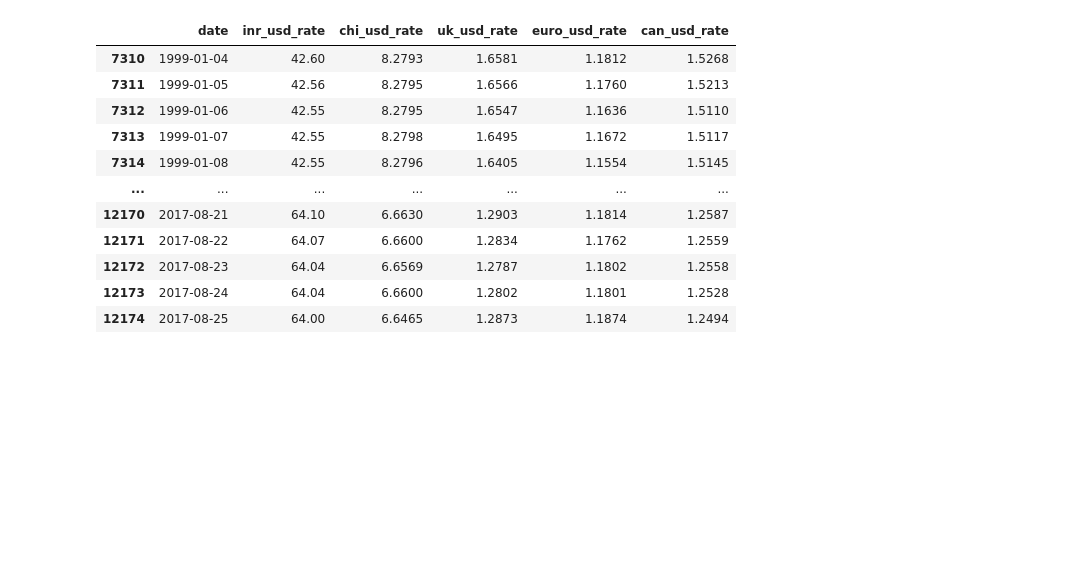
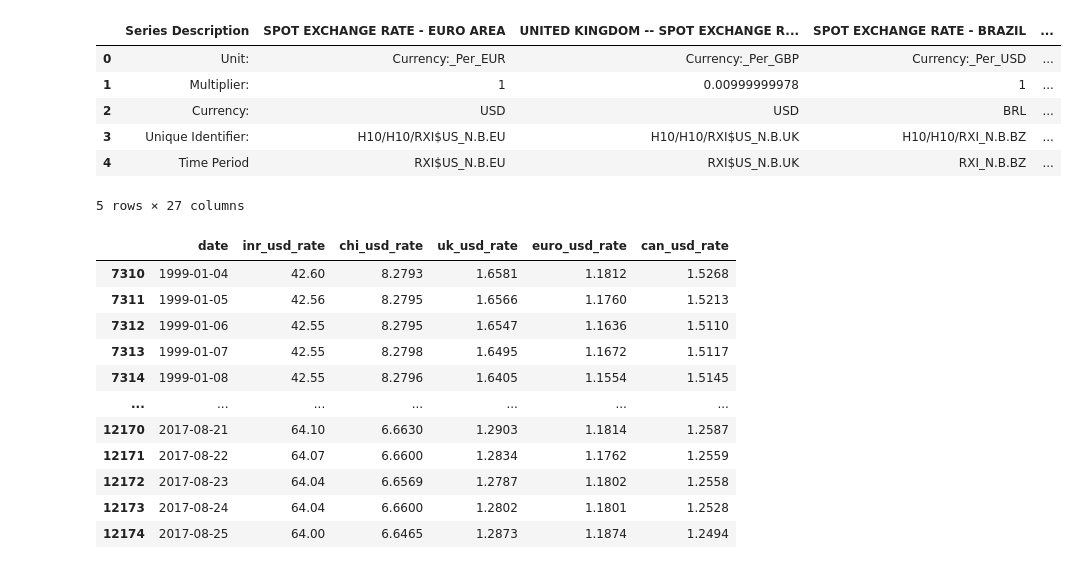
Before and after one commit to ruthvik889/Model-Performance-Forecasting-Volatility-Between-INR-USD, a Jupyter notebook: INR_USD_Volatility_Forecasting.ipynb, the cells around one changed output. Saved outputs shown, nothing was run; the diff lists cells and outputs as text; code cells hidden in the pictures; blank space fills up the shorter version.

Commit message:
Load Dataset from Github Directly

```diff
--- a/INR_USD_Volatility_Forecasting.ipynb
+++ b/INR_USD_Volatility_Forecasting.ipynb
@@ -35,3 +14,17 @@ data
+# %%
+data = "https://raw.githubusercontent.com/ruthvik889/Model-Performance-Forecasting-Volatility-Between-INR-USD/refs/heads/main/exchange_rates.csv"
+
+df = pd.read_csv(data)
+
+df.head()
+# %% [output]
+|  | Series Description | SPOT EXCHANGE RATE - EURO AREA | UNITED KINGDOM -- SPOT EXCHANGE R... | SPOT EXCHANGE RATE - BRAZIL | ... |
+| 0 | Unit: | Currency:_Per_EUR | Currency:_Per_GBP | Currency:_Per_USD | ... |
+| 1 | Multiplier: | 1 | 0.00999999978 | 1 | ... |
+| 2 | Currency: | USD | USD | BRL | ... |
+| 3 | Unique Identifier: | H10/H10/RXI$US_N.B.EU | H10/H10/RXI$US_N.B.UK | H10/H10/RXI_N.B.BZ | ... |
+| 4 | Time Period | RXI$US_N.B.EU | RXI$US_N.B.UK | RXI_N.B.BZ | ... |
+5 rows × 27 columns
 # %%
 # Global Variables
 currency_pairs = ["inr_usd", "chi_usd", "uk_usd", "euro_usd", "can_usd"]
```
Also changed, not shown: parts of 6 cells of this notebook.
